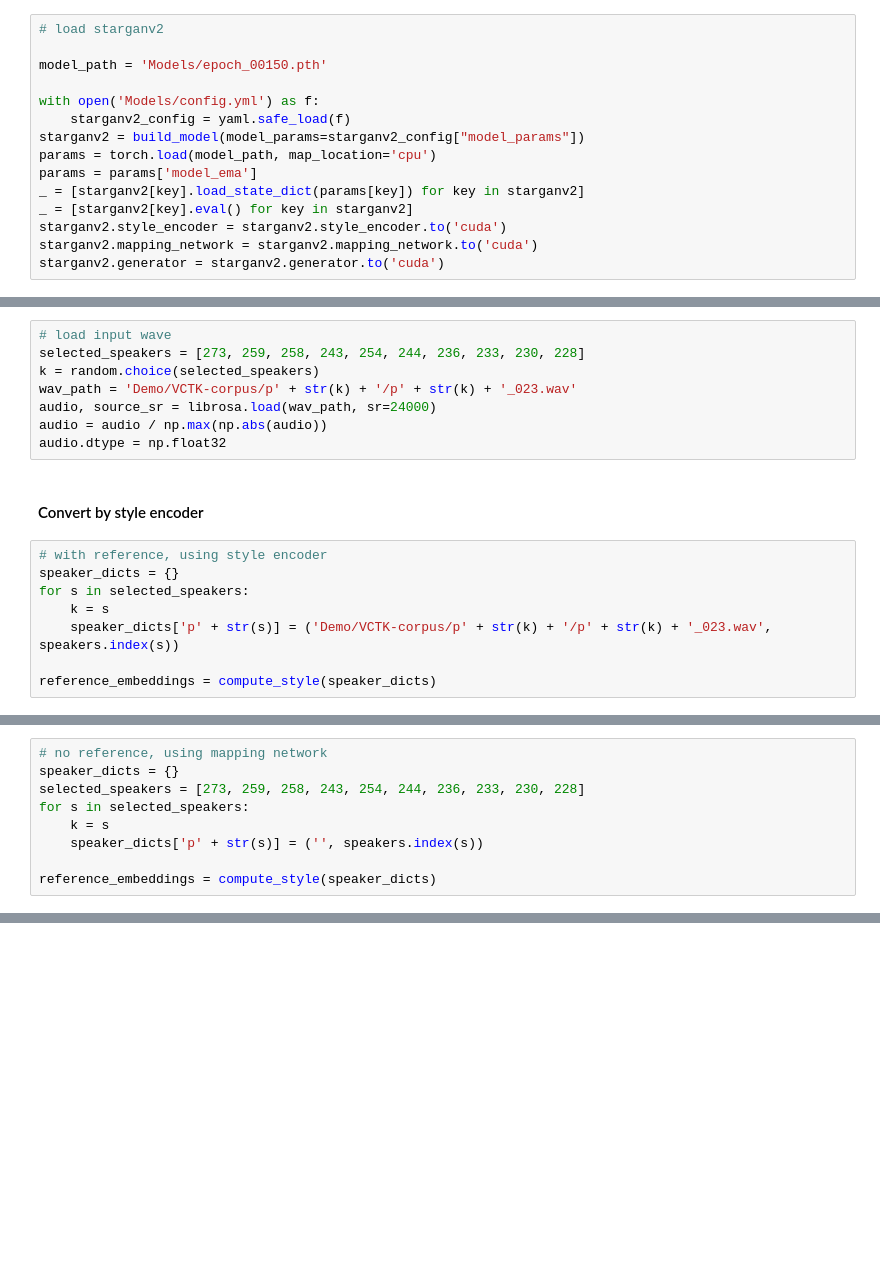
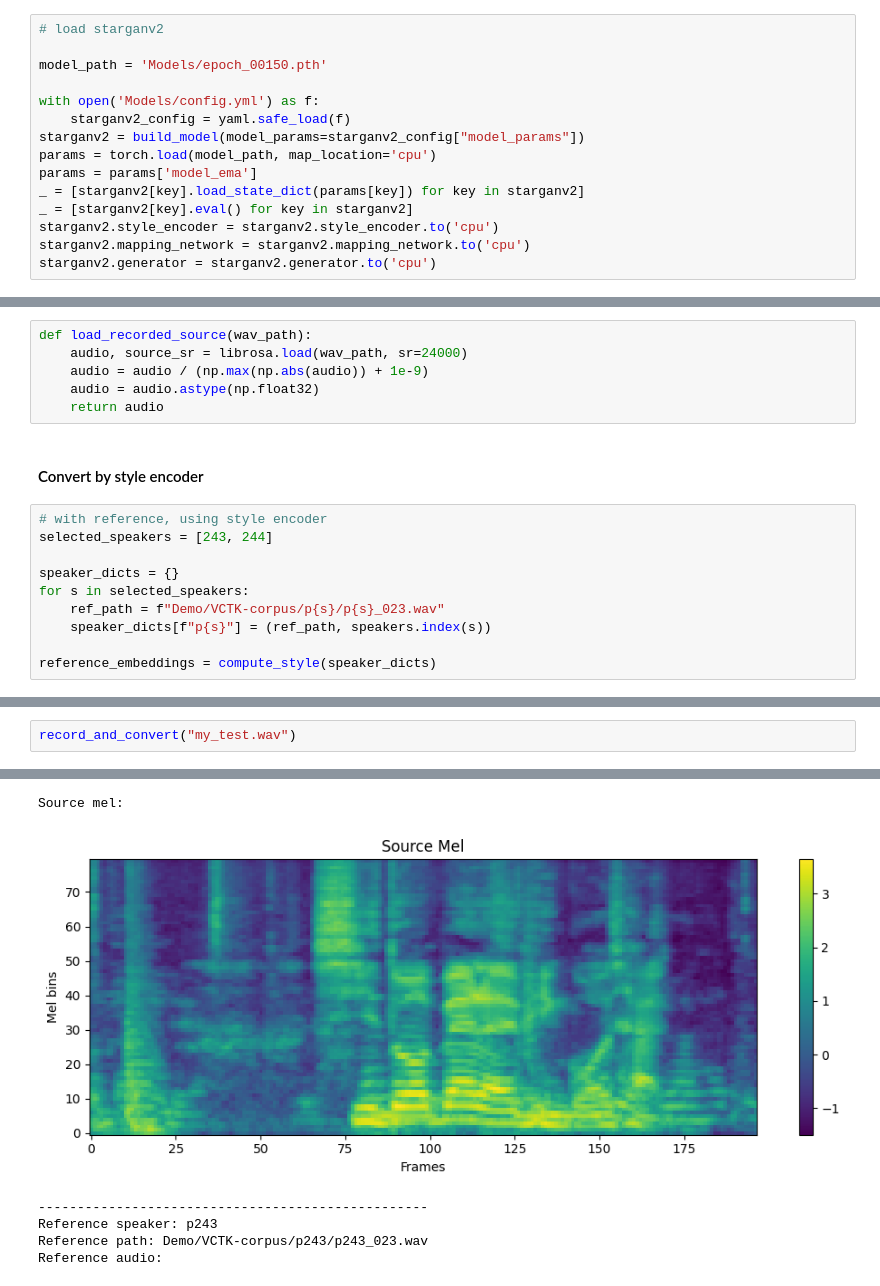
Before and after one commit to Emile-An-Qiu/Accent-Conversion, a Jupyter notebook: Demo/inference.ipynb, the cells around one changed output, grey strips where cells are left out. Drawn from its saved outputs; the diff is of its cells as text; blank space fills up the shorter version.

```diff
--- a/Demo/inference.ipynb
+++ b/Demo/inference.ipynb
@@ -132,6 +145,6 @@ params = torch.load(model_path, map_location='cpu')
 params = params['model_ema']
 _ = [starganv2[key].load_state_dict(params[key]) for key in starganv2]
 _ = [starganv2[key].eval() for key in starganv2]
-starganv2.style_encoder = starganv2.style_encoder.to('cuda')
-starganv2.mapping_network = starganv2.mapping_network.to('cuda')
-starganv2.generator = starganv2.generator.to('cuda')
+starganv2.style_encoder = starganv2.style_encoder.to('cpu')
+starganv2.mapping_network = starganv2.mapping_network.to('cpu')
+starganv2.generator = starganv2.generator.to('cpu')
@@ -138,20 +219,20 @@ starganv2.generator = starganv2.generator.to('cuda')
 # %% [markdown]
 ### Conversion
 # %%
-# load input wave
-selected_speakers = [273, 259, 258, 243, 254, 244, 236, 233, 230, 228]
-k = random.choice(selected_speakers)
-wav_path = 'Demo/VCTK-corpus/p' + str(k) + '/p' + str(k) + '_023.wav'
-audio, source_sr = librosa.load(wav_path, sr=24000)
-audio = audio / np.max(np.abs(audio))
-audio.dtype = np.float32
+def load_recorded_source(wav_path):
+    audio, source_sr = librosa.load(wav_path, sr=24000)
+    audio = audio / (np.max(np.abs(audio)) + 1e-9)
+    audio = audio.astype(np.float32)
+    return audio
 # %% [markdown]
 #### Convert by style encoder
 # %%
 # with reference, using style encoder
+selected_speakers = [243, 244]
+
 speaker_dicts = {}
 for s in selected_speakers:
-    k = s
-    speaker_dicts['p' + str(s)] = ('Demo/VCTK-corpus/p' + str(k) + '/p' + str(k) + '_023.wav', speakers.index(s))
+    ref_path = f"Demo/VCTK-corpus/p{s}/p{s}_023.wav"
+    speaker_dicts[f"p{s}"] = (ref_path, speakers.index(s))
 
 reference_embeddings = compute_style(speaker_dicts)
@@ -218,9 +238,0 @@ Output hidden; open in https://colab.research.google.com to view.
-# %%
-# no reference, using mapping network
-speaker_dicts = {}
-selected_speakers = [273, 259, 258, 243, 254, 244, 236, 233, 230, 228]
-for s in selected_speakers:
-    k = s
-    speaker_dicts['p' + str(s)] = ('', speakers.index(s))
-
-reference_embeddings = compute_style(speaker_dicts)
@@ -284,0 +352,3 @@ Output hidden; open in https://colab.research.google.com to view.
+# %%
+record_and_convert("my_test.wav")
+# %% [output]
@@ -284,0 +361,6 @@ Output hidden; open in https://colab.research.google.com to view.
+Source mel:
+[figure, added]
+--------------------------------------------------
+Reference speaker: p243
+Reference path: Demo/VCTK-corpus/p243/p243_023.wav
+Reference audio:
```
Also changed, not shown: parts of 15 cells of this notebook.
